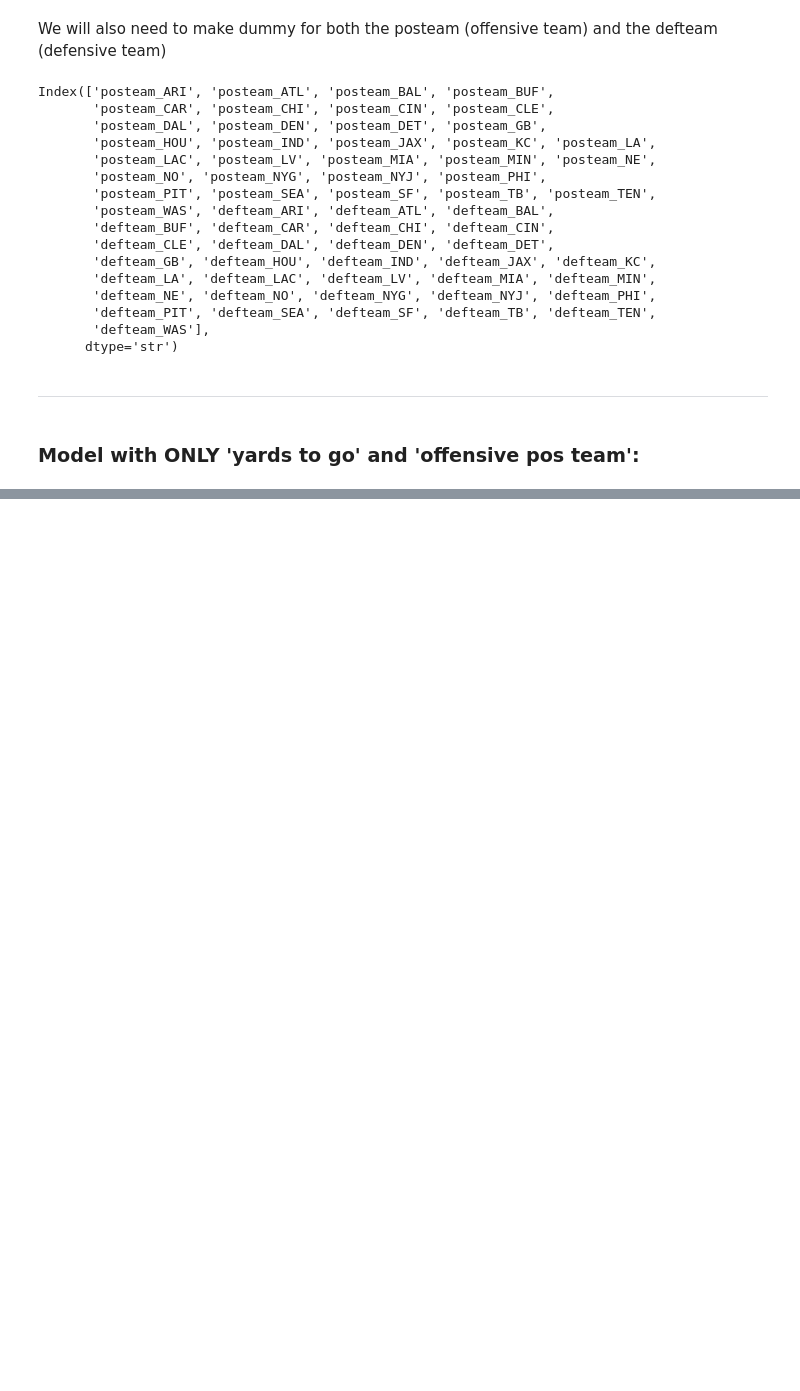
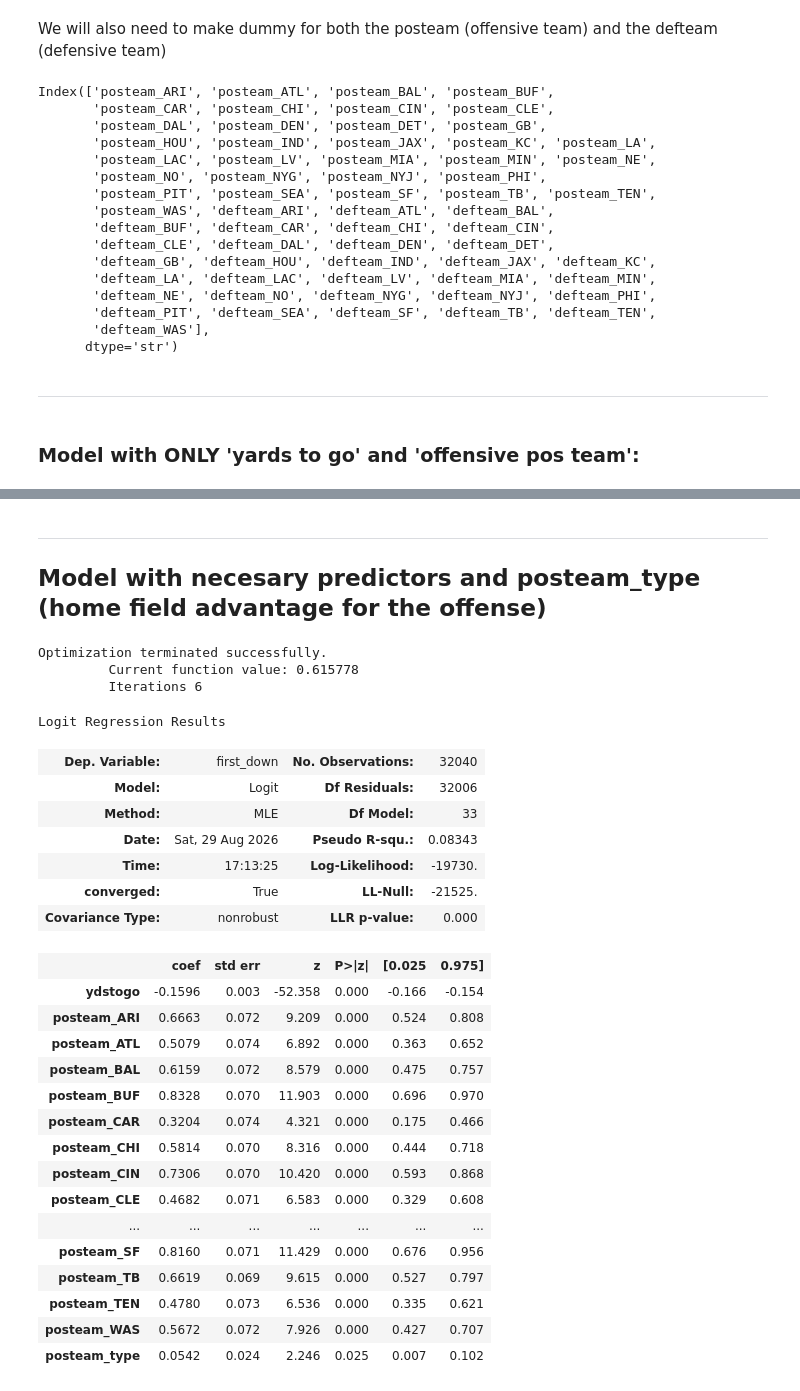
Before and after one commit to ahaze65/SPOA_4001_Homework_2, a Jupyter notebook: HW2_Question_2.ipynb, the cells around one changed output, grey strips where cells are left out. Cells and saved outputs as stored; diff of their text form; code cells hidden in the pictures; blank space fills up the shorter version.

```diff
--- a/HW2_Question_2.ipynb
+++ b/HW2_Question_2.ipynb
@@ -245,0 +325,59 @@ are not identified.
+# %% [markdown]
+---
+## Model with necesary predictors and posteam_type (home field advantage for the offense)
+# %%
+# Get the predictors
+X = nfl_data[['ydstogo', 'posteam_ARI', 'posteam_ATL', 'posteam_BAL', 'posteam_BUF',
+       'posteam_CAR', 'posteam_CHI', 'posteam_CIN', 'posteam_CLE',
+       'posteam_DAL', 'posteam_DEN', 'posteam_DET', 'posteam_GB',
+       'posteam_HOU', 'posteam_IND', 'posteam_JAX', 'posteam_KC', 'posteam_LA',
+       'posteam_LAC', 'posteam_LV', 'posteam_MIA', 'posteam_MIN', 'posteam_NE',
+       'posteam_NO', 'posteam_NYG', 'posteam_NYJ', 'posteam_PHI',
+       'posteam_PIT', 'posteam_SEA', 'posteam_SF', 'posteam_TB', 'posteam_TEN',
+       'posteam_WAS', 'posteam_type']]
+
+# Get the target predictor
+y = nfl_data[['first_down']]
+
+# test train split the data
+X_train, X_test, y_train, y_test = train_test_split(
+    X, y, test_size=0.2, random_state=42
+)
+
+# Make the model object and train it
+model_3 = sm.Logit(y_train, X_train).fit()
+
+# Test the model
+pred_prob = model_3.predict(X_test)
+pred_class = (pred_prob >= 0.5).astype(int)
+
+# Get the summary
+model_3.summary()
+# %% [output]
+Optimization terminated successfully.
+         Current function value: 0.615778
+         Iterations 6
+Logit Regression Results
+| Dep. Variable: | first_down | No. Observations: | 32040 |
+| Model: | Logit | Df Residuals: | 32006 |
+| Method: | MLE | Df Model: | 33 |
+| Date: | Sat, 29 Aug 2026 | Pseudo R-squ.: | 0.08343 |
+| Time: | 17:13:25 | Log-Likelihood: | -19730. |
+| converged: | True | LL-Null: | -21525. |
+| Covariance Type: | nonrobust | LLR p-value: | 0.000 |
+|  | coef | std err | z | P>|z| | [0.025 | 0.975] |
+| ydstogo | -0.1596 | 0.003 | -52.358 | 0.000 | -0.166 | -0.154 |
+| posteam_ARI | 0.6663 | 0.072 | 9.209 | 0.000 | 0.524 | 0.808 |
+| posteam_ATL | 0.5079 | 0.074 | 6.892 | 0.000 | 0.363 | 0.652 |
+| posteam_BAL | 0.6159 | 0.072 | 8.579 | 0.000 | 0.475 | 0.757 |
+| posteam_BUF | 0.8328 | 0.070 | 11.903 | 0.000 | 0.696 | 0.970 |
+| posteam_CAR | 0.3204 | 0.074 | 4.321 | 0.000 | 0.175 | 0.466 |
+| posteam_CHI | 0.5814 | 0.070 | 8.316 | 0.000 | 0.444 | 0.718 |
+| posteam_CIN | 0.7306 | 0.070 | 10.420 | 0.000 | 0.593 | 0.868 |
+| posteam_CLE | 0.4682 | 0.071 | 6.583 | 0.000 | 0.329 | 0.608 |
+| ... | ... | ... | ... | ... | ... | ... |
+| posteam_SF | 0.8160 | 0.071 | 11.429 | 0.000 | 0.676 | 0.956 |
+| posteam_TB | 0.6619 | 0.069 | 9.615 | 0.000 | 0.527 | 0.797 |
+| posteam_TEN | 0.4780 | 0.073 | 6.536 | 0.000 | 0.335 | 0.621 |
+| posteam_WAS | 0.5672 | 0.072 | 7.926 | 0.000 | 0.427 | 0.707 |
+| posteam_type | 0.0542 | 0.024 | 2.246 | 0.025 | 0.007 | 0.102 |
```
Also changed, not shown: parts of 22 cells of this notebook, 1 other file.
